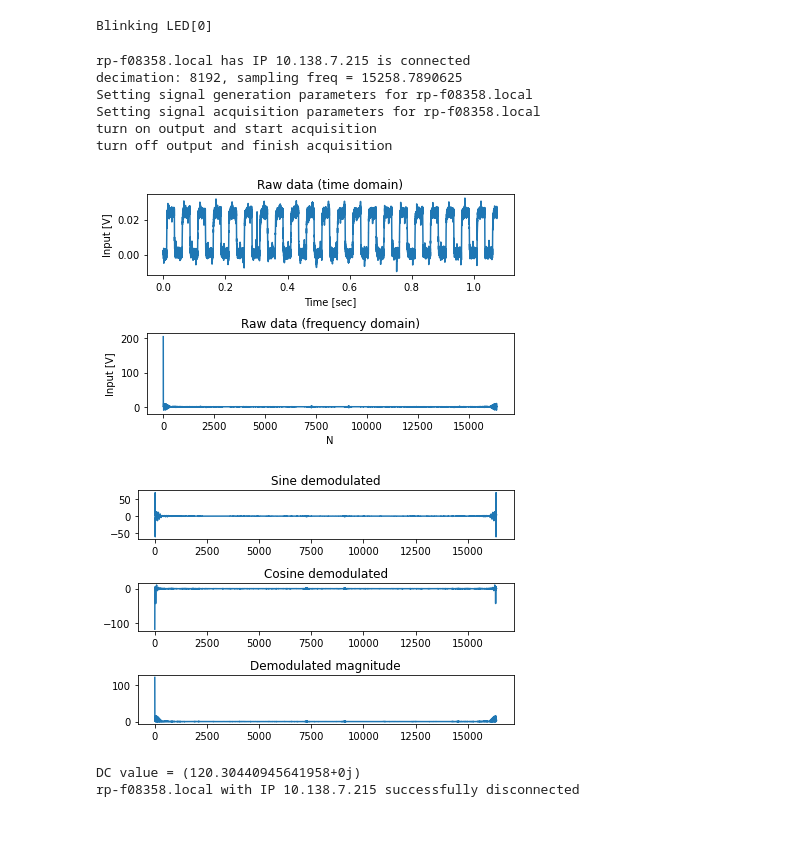
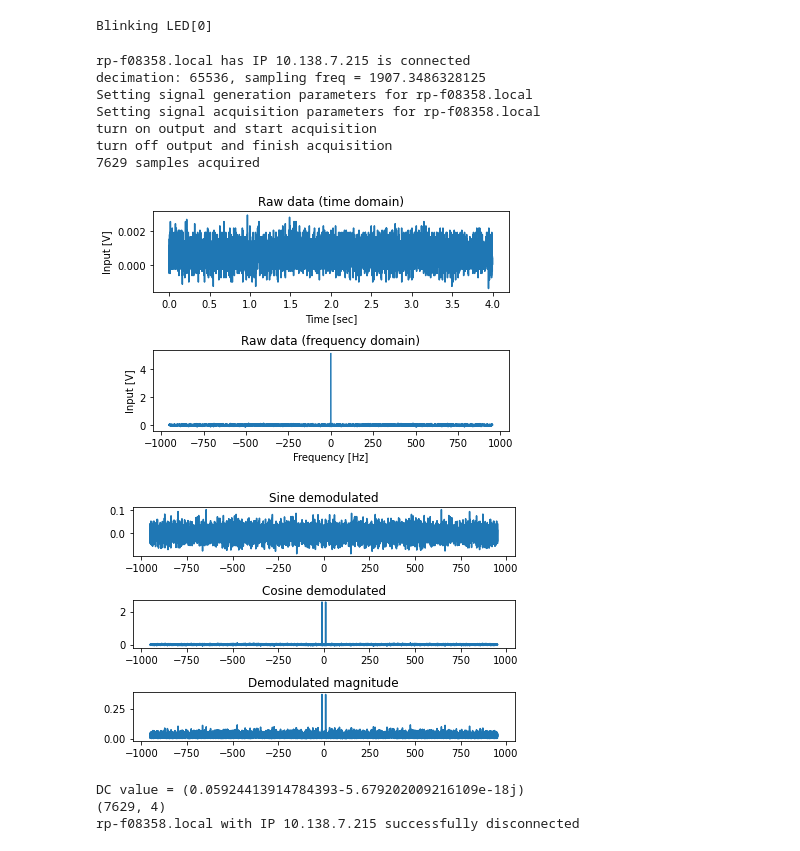
Before and after one commit to eauyehara/experiment_control, a Jupyter notebook: 422hub/lockin-detection.ipynb, the cells around one changed output. Drawn from its saved outputs; the diff is of its cells as text; code cells hidden in the pictures.

Commit message:
Update lock-in detection with data saving and fft shift

```diff
--- a/422hub/lockin-detection.ipynb
+++ b/422hub/lockin-detection.ipynb
@@ -57,16 +57,19 @@ for (hostname,channel) in fiber_channel.items():
         print('{} has IP {} is connected'.format(hostname, ip[hostname]))
 
 # Measurement parameters
-integration_time = 1.0 # sec
+fname = '0b.csv'
+
+integration_time = 4.0 # sec
 settle_time = 5.0 # sec
 if integration_time > 8.5 :
     print('integration time needs to be smaller than 8.5 sec')
     exit()
 # Modulation parameters.
 wave_form = 'square'
-carrier_freq = 20.0 # Hz
+carrier_freq = 10.0 # Hz
 ampl = 0.5
 offset = 0.5
+
 
 sampling_rate = 125e6 #sample/s
 total_samples = 16384
@@ -75,6 +78,7 @@ decimation_options = np.array([1,8,64,1024,8192,65536])
 measurement_length = total_samples / sampling_rate * decimation_options
 decimation = decimation_options[np.argmax(measurement_length >=integration_time)]
 sampling_freq = sampling_rate/decimation
+num_of_samples = int(integration_time*sampling_freq)
 print('decimation: {}, sampling freq = {}'.format(decimation, sampling_freq))
 
 # Initializing signal generation and acquisition parameters
@@ -98,24 +102,28 @@ for (hostname,rp) in rp_s.items():
     print('turn on output and start acquisition')
     rp.tx_txt('OUTPUT1:STATE ON')
     sleep(settle_time)
+    rp.tx_txt('ACQ:TRIG NOW') # set to trigger immediately
     rp.tx_txt('ACQ:START')
-    rp.tx_txt('ACQ:TRIG NOW') # set to trigger immediately
     sleep(integration_time)
+#     rp.tx_txt('ACQ:SOUR1:DATA?')
+    rp.tx_txt('ACQ:SOUR1:DATA:LAT:N? {}'.format(num_of_samples))
 
     print('turn off output and finish acquisition')
     rp.tx_txt('ACQ:STOP')
     rp.tx_txt('OUTPUT1:STATE OFF')
 
 
-    rp.tx_txt('ACQ:SOUR1:DATA?')
+#     rp.tx_txt('ACQ:SOUR1:DATA?')
     buff_string = rp.rx_txt()
 #     print(buff_string)
 #     buff_string = buff_string.strip('ERR!{}\n\r').replace("  ", "").split(',')
     buff_string = buff_string.strip('ERR!{}\n\r').split(',')
 #     print(buff_string)
     buff = list(map(float, buff_string))
+    print('{} samples acquired'.format(len(buff)))
 
 time = np.arange(0, len(buff), 1)/sampling_freq
+freq = np.fft.fftfreq(len(buff), d=1/sampling_freq)
 
 fft_raw = np.fft.fft(buff)
 
@@ -139,9 +147,9 @@ plt.xlabel('Time [sec]')
 plt.title('Raw data (time domain)')
 
 plt.subplot(212)
-plt.plot(fft_raw)
+plt.plot(freq, fft_raw)
 plt.ylabel('Input [V]')
-plt.xlabel('N')
+plt.xlabel('Frequency [Hz]')
 plt.title('Raw data (frequency domain)')
 plt.tight_layout()
 
@@ -149,44 +157,52 @@ plt.tight_layout()
 # Demodulation plots
 plt.figure()
 plt.subplot(311)
-plt.plot(fft_demod_sin)
+plt.plot(freq, fft_demod_sin)
 plt.title('Sine demodulated')
 
 plt.subplot(312)
-plt.plot(fft_demod_cos)
+plt.plot(freq, fft_demod_cos)
 plt.title('Cosine demodulated')
 
 plt.subplot(313)
-plt.plot(fft_demod_mag)
+plt.plot(freq, fft_demod_mag)
 plt.title('Demodulated magnitude')
 plt.tight_layout()
 plt.show()
 
 
 print('DC value = {}'.format(fft_demod_mag[0]))
 
 # plt.figure()
 # plt.plot(time,buff)
 # plt.xlim([0, 10/freq])
 # plt.show()
 
+# assemble and save data to csv
+data_out = np.vstack((time, buff, fft_raw, fft_demod_mag))
+print(data_out.T.shape)
+header = 'Time [s],'+'TD Raw data [V],' + 'FD Raw data,' + 'FD demodulated mag'
+np.savetxt('./output/'+fname, data_out.T, delimiter=',', header=header)
+
 
 # Close connections
 for (hostname,channel) in rp_s.items():
     try:
         rp_s[hostname].close()
     except:
         print('Could not close {}: {}'.format(hostname, sys.exc_info()))
     else:
         print('{} with IP {} successfully disconnected'.format(hostname, ip[hostname]))
 # %% [output]
 rp-f08358.local has IP 10.138.7.215 is connected
-decimation: 8192, sampling freq = 15258.7890625
+decimation: 65536, sampling freq = 1907.3486328125
 Setting signal generation parameters for rp-f08358.local
 Setting signal acquisition parameters for rp-f08358.local
 turn on output and start acquisition
 turn off output and finish acquisition
+7629 samples acquired
-[figure, old version]
+[figure, new version]
-[figure, old version]
+[figure, new version]
-DC value = (120.30440945641958+0j)
+DC value = (0.05924413914784393-5.679202009216109e-18j)
+(7629, 4)
 rp-f08358.local with IP 10.138.7.215 successfully disconnected
```
Also changed, not shown: parts of 1 cell of this notebook, 1 other file.
